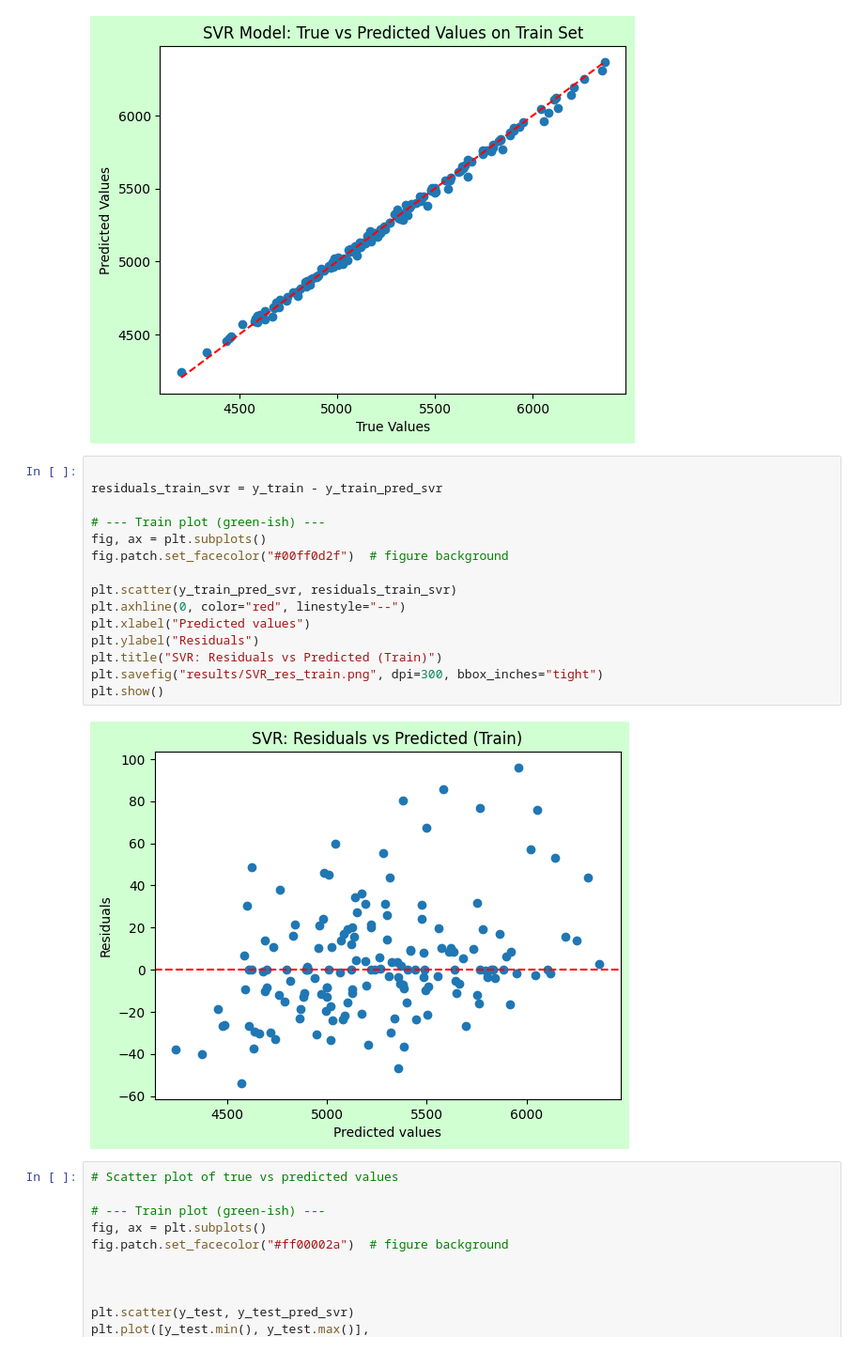
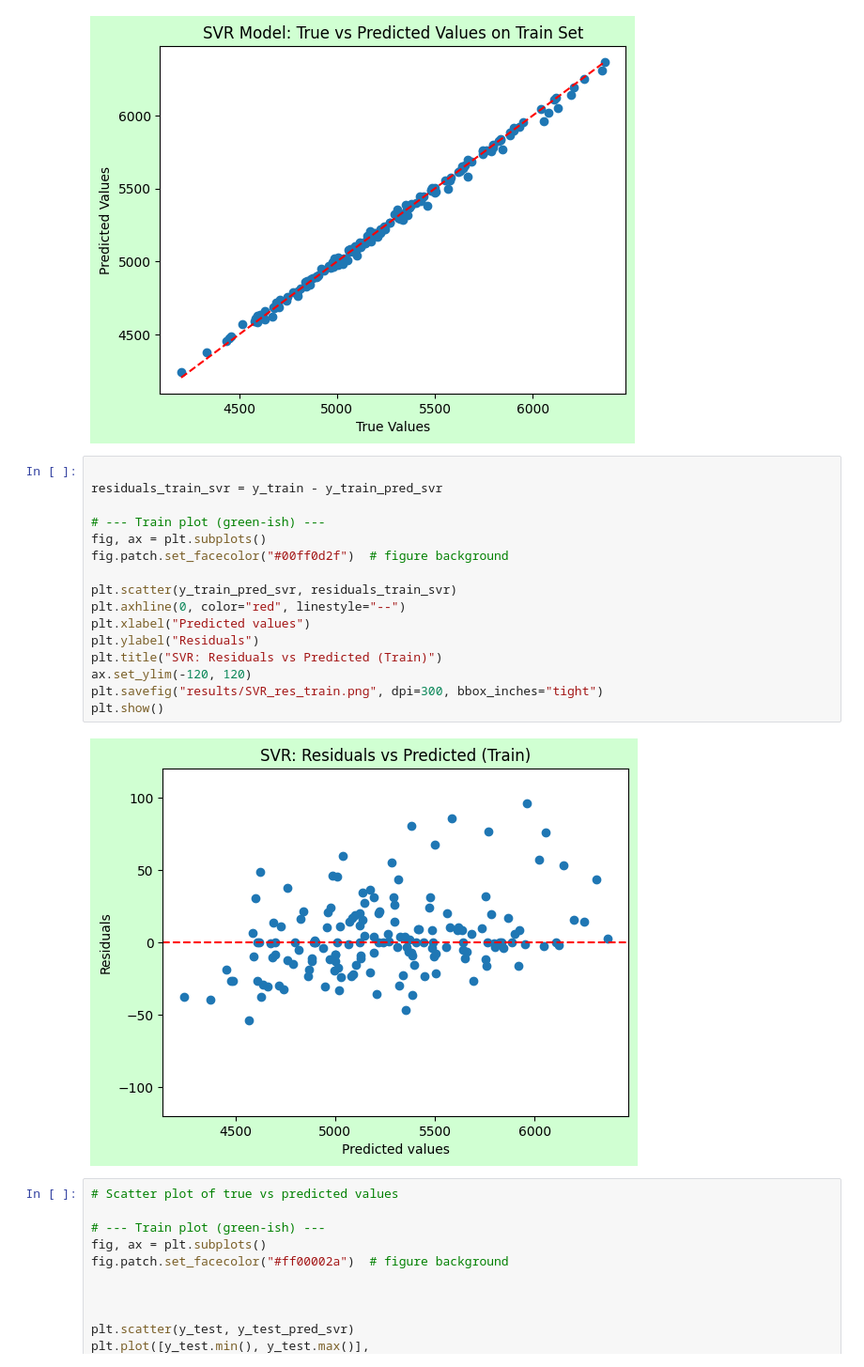
Before and after one commit to lapulga-10/Surrogate-Modeling-and-Uncertainty-Quantification, a Jupyter notebook: Code/Week_5_Surrogate_model_fitting.ipynb, the cells around one changed output. Shown at 94% size. Cells and saved outputs as stored; diff of their text form.

```diff
--- a/Code/Week_5_Surrogate_model_fitting.ipynb
+++ b/Code/Week_5_Surrogate_model_fitting.ipynb
@@ -147,20 +147,21 @@ plt.show()
 # %%
 
 residuals_train_svr = y_train - y_train_pred_svr
 
 # --- Train plot (green-ish) ---
 fig, ax = plt.subplots()
 fig.patch.set_facecolor("#00ff0d2f")  # figure background
 
 plt.scatter(y_train_pred_svr, residuals_train_svr)
 plt.axhline(0, color="red", linestyle="--")
 plt.xlabel("Predicted values")
 plt.ylabel("Residuals")
 plt.title("SVR: Residuals vs Predicted (Train)")
+ax.set_ylim(-120, 120)
 plt.savefig("results/SVR_res_train.png", dpi=300, bbox_inches="tight")
 plt.show()
 # %% [output]
-[figure, old version]
+[figure, new version]
 # %%
 # Scatter plot of true vs predicted values
 
```
Also changed, not shown: parts of 14 cells of this notebook, 8 other files.
